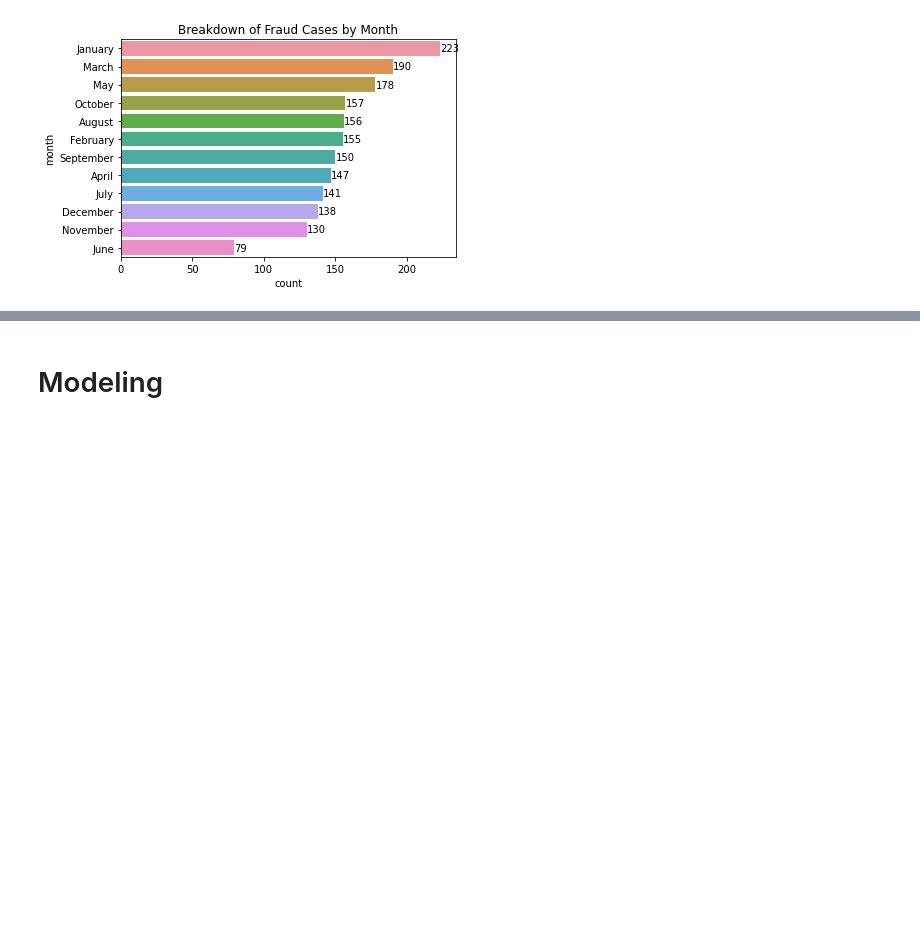
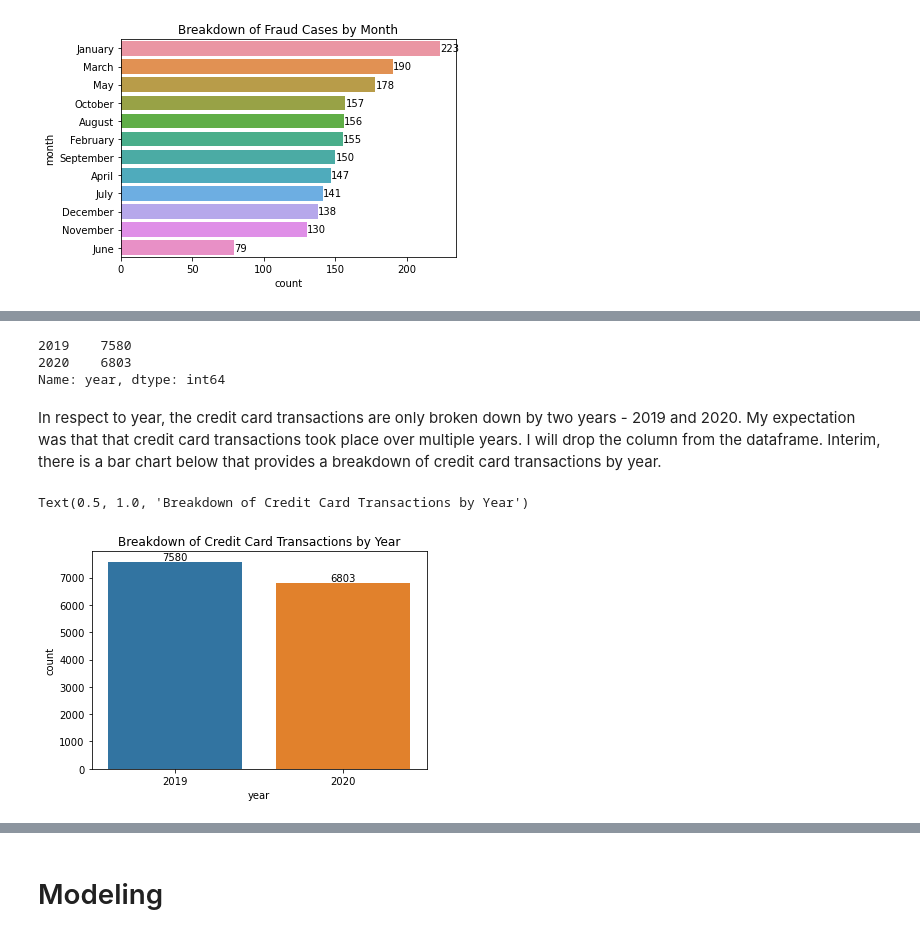
Before and after one commit to keithotuomagie/credit_card_fraud_model, a Jupyter notebook: notebook.ipynb, the cells around one changed output, grey strips where cells are left out. Cells and saved outputs as stored; diff of their text form; code cells hidden in the pictures; blank space fills up the shorter version.

Commit message:
Notebook | Updating Data Preparation

```diff
--- a/notebook.ipynb
+++ b/notebook.ipynb
@@ -1563,0 +1561,4 @@ Text(0.5, 1.0, 'Breakdown of Fraud Cases by Month')
+# %%
+# Creating a 'Year' column
+
+fraud_df['year'] = fraud_df['trans_date_trans_time'].dt.year
@@ -1563,0 +1587,25 @@ Text(0.5, 1.0, 'Breakdown of Fraud Cases by Month')
+# %%
+# Examining the contents of the 'Year' column
+
+fraud_df['year'].value_counts()
+# %% [output]
+2019    7580
+2020    6803
+Name: year, dtype: int64
+# %% [markdown]
+In respect to year, the credit card transactions are only broken down by two years - 2019 and 2020.  My expectation was that that credit card transactions took place over multiple years.  I will drop the column from the dataframe.  Interim, there is a bar chart below that provides a breakdown of credit card transactions by year.
+# %%
+# Create a bar chart for Value Counts of the 'Year' column
+
+ax = sns.countplot(x='year', data=fraud_df)
+
+for p in ax.patches:
+    height = p.get_height()
+    ax.annotate(f'{height}',
+                (p.get_x() + p.get_width() / 2., height),
+                ha='center', va='bottom')  # Center text horizontally and place above the bar
+
+plt.title("Breakdown of Credit Card Transactions by Year")
+# %% [output]
+Text(0.5, 1.0, 'Breakdown of Credit Card Transactions by Year')
+[figure, added]
```
Also changed, not shown: parts of 22 cells of this notebook.
